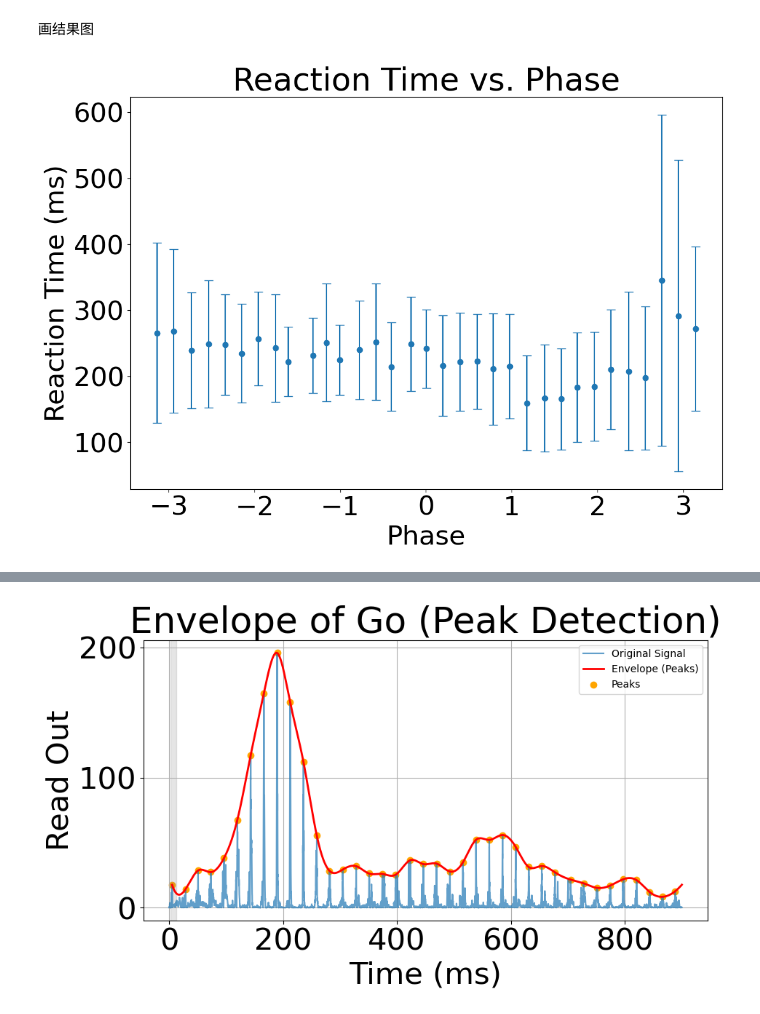
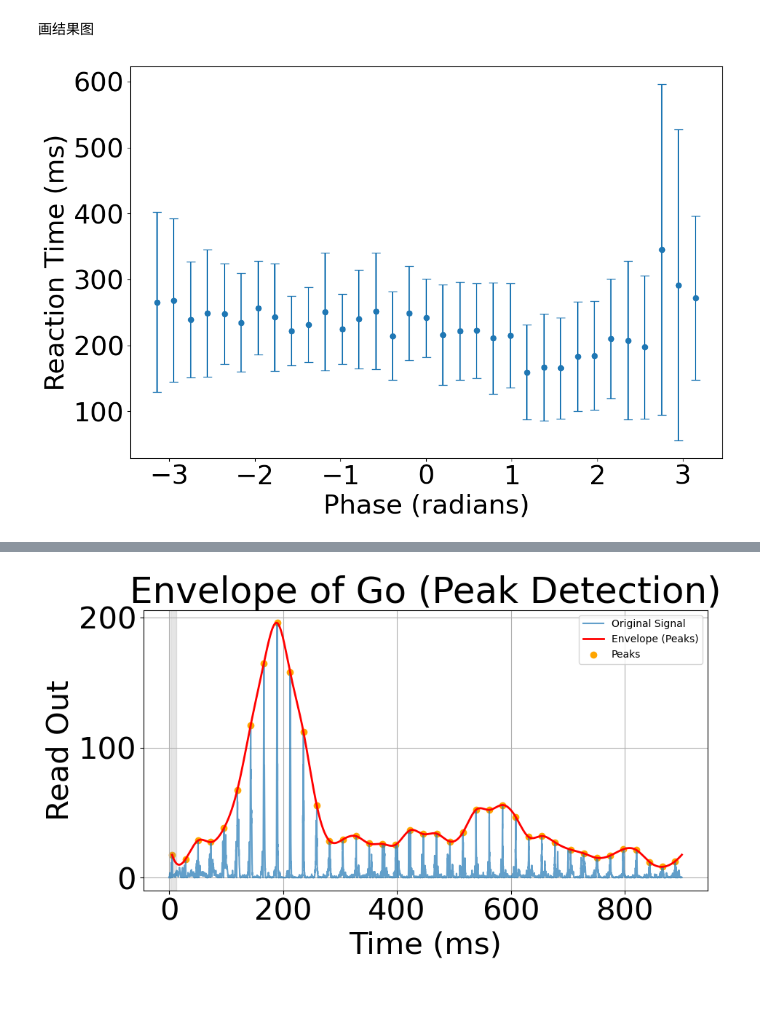
Before and after one commit to LiBinUtokyo/LowRank_ModifiedTheta_SNN, a Jupyter notebook: PYTHON/phase_sensitivity.ipynb, the cells around one changed output, grey strips where cells are left out. Saved outputs shown, nothing was run; the diff lists cells and outputs as text; code cells hidden in the pictures.

```diff
--- a/PYTHON/phase_sensitivity.ipynb
+++ b/PYTHON/phase_sensitivity.ipynb
@@ -438,13 +516,14 @@ mean_interval = np.mean(interval_rec, axis=0)
 std_interval = np.std(interval_rec, axis=0)
 mean_peak = np.mean(peak_rec, axis=0)
 std_peak = np.std(peak_rec, axis=0)
+phases_eff = np.linspace(-np.pi, np.pi, num_phase)
 # %%
 # plot the mean and std of reaction time for different phases
 plt.figure(figsize=(12, 8))
 plt.errorbar(phases_eff, mean_interval, yerr=std_interval, fmt='o', capsize=5)
-plt.xlabel('Phase')
+plt.xlabel('Phase (radians)')
 plt.ylabel('Reaction Time (ms)')
-plt.title('Reaction Time vs. Phase')
+# plt.title('Reaction Time vs. Phase')
 plt.show()
 # %% [output]
-[figure, old version]
+[figure, new version]
```
Also changed, not shown: parts of 7 cells of this notebook, 3 other files.
